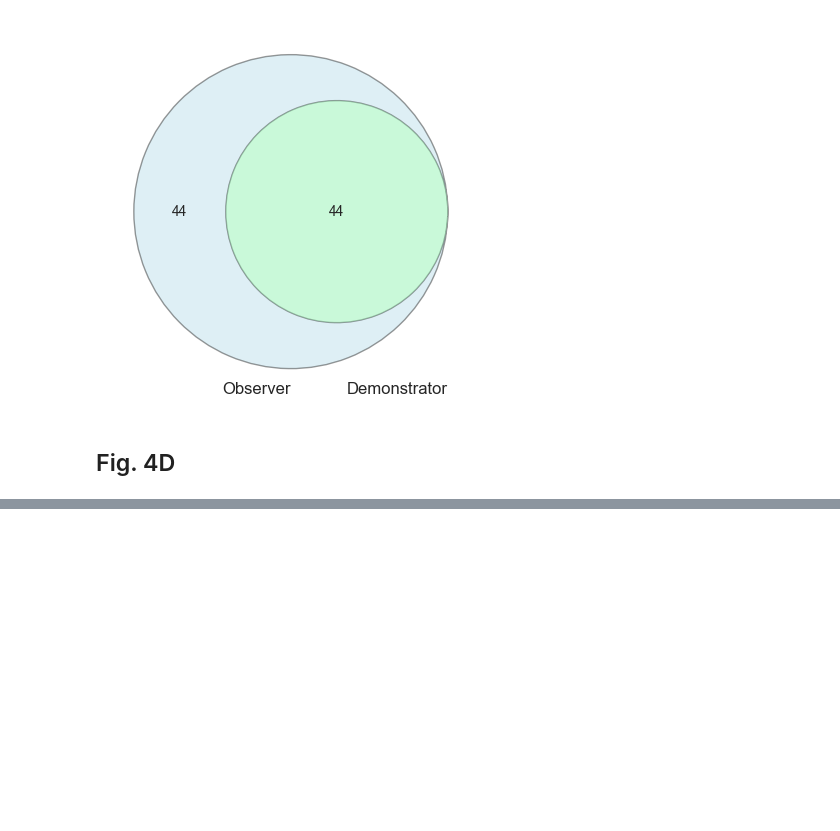
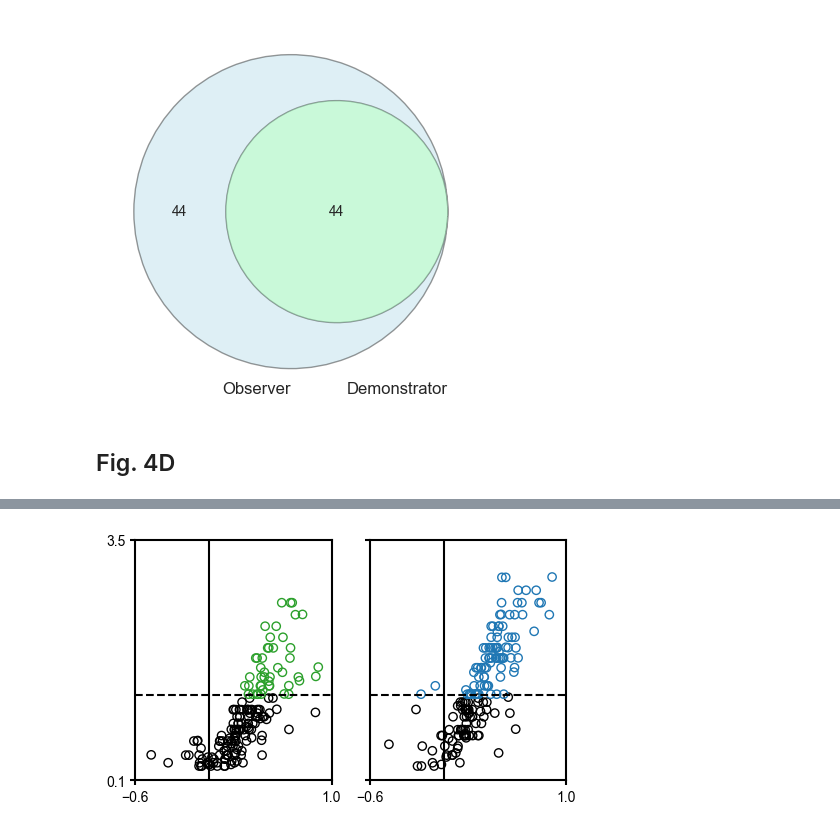
Before and after one commit to raffaelemazziotti/ECo_code, a Jupyter notebook: Fig_4_code_stats.ipynb, the cells around one changed output, grey strips where cells are left out. Saved outputs shown, nothing was run; the diff lists cells and outputs as text; code cells hidden in the pictures; blank space fills up the shorter version.

```diff
--- a/Fig_4_code_stats.ipynb
+++ b/Fig_4_code_stats.ipynb
@@ -125,0 +324,12 @@ plt.tight_layout()
+# %%
+fold_change_dem = pd.read_csv('Data/density_all/fold_change_demonstrator.csv')
+fold_change_obs = pd.read_csv('Data/density_all/fold_change_observer.csv')
+fold_change_dem.set_index('area', inplace=True)
+fold_change_obs.set_index('area', inplace=True)
+
+pvals = pd.read_csv('Data/density_all/pvalues.csv')
+pvals.set_index('area', inplace=True)
+
+fold_change_dem_pval = pd.concat([fold_change_dem ,pvals.loc[fold_change_dem.index,'pval_noshock_vs_demonstrator'] ],axis=1)
+fold_change_obs_pval = pd.concat([fold_change_obs ,pvals.loc[fold_change_obs.index,'pval_noshock_vs_observer'] ],axis=1)
+fold_change_dem_pval
@@ -125,0 +351,38 @@ plt.tight_layout()
+# %%
+
+fig, ax = plt.subplots(1, 2, sharey=True, figsize=(5, 3))
+non_signi = fold_change_dem_pval[fold_change_dem_pval['pval_noshock_vs_demonstrator'] >= 0.05]
+ax[0].scatter(np.log10(non_signi['fold_change']), -np.log10(non_signi['pval_noshock_vs_demonstrator']),
+              facecolor='None', edgecolor='k')
+signi = fold_change_dem_pval[fold_change_dem_pval['pval_noshock_vs_demonstrator'] < 0.05]
+ax[0].scatter(np.log10(signi['fold_change']), -np.log10(signi['pval_noshock_vs_demonstrator']), facecolor='None',
+              edgecolor='tab:green')
+
+ax[0].axhline(-np.log10(0.05), color='k', linestyle='--')
+ax[0].axvline(0, color='k', linestyle='-')
+ax[0].grid(False)
+ax[0].set_ylim([0.1, 3.5])
+ax[0].set_yticks([0.1, 3.5])
+ax[0].set_xlim([-0.6, 1])
+ax[0].set_xticks([-0.6, 1])
+ax[0].tick_params(axis='both', which='both', bottom=True, top=False, left=True, right=False)
+
+non_signi = fold_change_obs_pval[fold_change_obs_pval['pval_noshock_vs_observer'] >= 0.05]
+ax[1].scatter(np.log10(non_signi['fold_change']), -np.log10(non_signi['pval_noshock_vs_observer']), facecolor='None',
+              edgecolor='k')
+signi = fold_change_obs_pval[fold_change_obs_pval['pval_noshock_vs_observer'] < 0.05]
+ax[1].scatter(np.log10(signi['fold_change']), -np.log10(signi['pval_noshock_vs_observer']), facecolor='None',
+              edgecolor='tab:blue')
+
+ax[1].axhline(-np.log10(0.05), color='k', linestyle='--')
+ax[1].axvline(0, color='k', linestyle='-')
+ax[1].grid(False)
+ax[1].set_ylim([0.1, 3.5])
+ax[1].set_yticks([0.1, 3.5])
+ax[1].set_xlim([-0.6, 1])
+ax[1].set_xticks([-0.6, 1])
+ax[1].tick_params(axis='both', which='both', bottom=True, top=False, left=True, right=False)
+
+plt.tight_layout()
+# %% [output]
+[figure, added]
```
Also changed, not shown: parts of 6 cells of this notebook, 7 other files.
